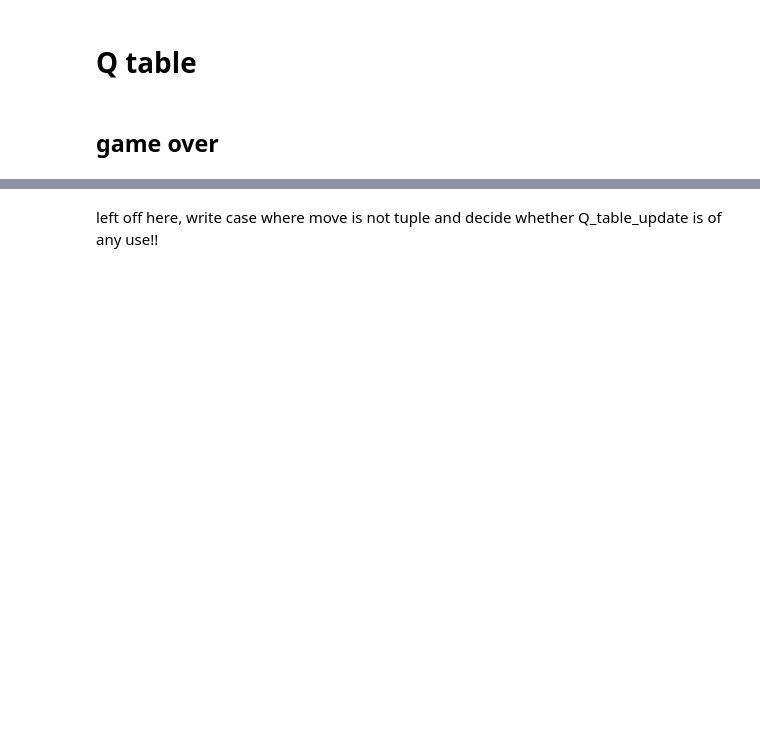
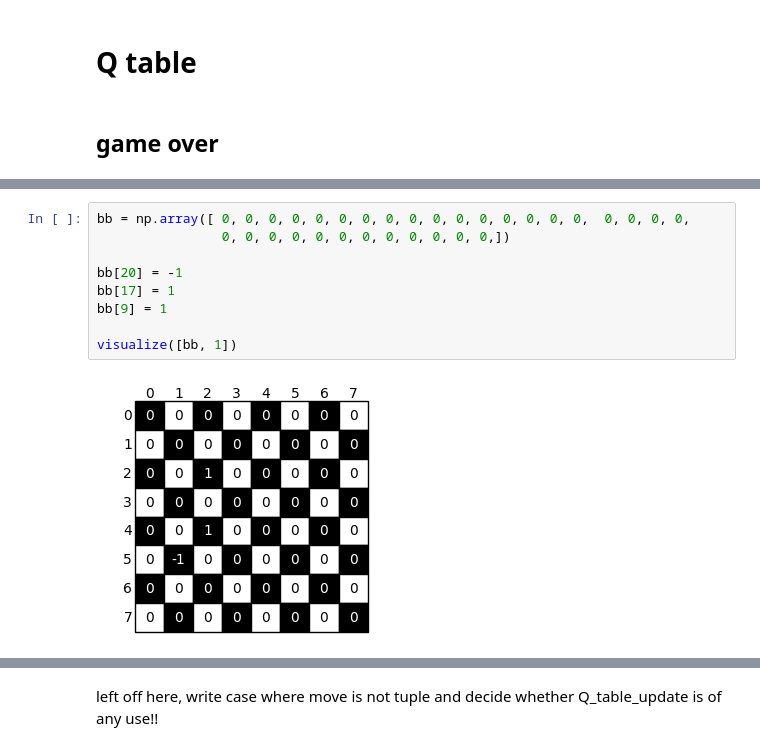
Before and after one commit to federicoschiaffino/Eldo, a Jupyter notebook: Eldo/Q Learning.ipynb, the cells around one changed output, grey strips where cells are left out. Cells and saved outputs as stored; diff of their text form; blank space fills up the shorter version.

```diff
--- a/Eldo/Q Learning.ipynb
+++ b/Eldo/Q Learning.ipynb
@@ -451,0 +452,11 @@ def Q_table_update(Q_table, color_hist, color_mult_caps_dict, agent):
+# %%
+bb = np.array([ 0, 0, 0, 0, 0, 0, 0, 0, 0, 0, 0, 0, 0, 0, 0, 0,  0, 0, 0, 0,
+                0, 0, 0, 0, 0, 0, 0, 0, 0, 0, 0, 0,])
+
+bb[20] = -1
+bb[17] = 1
+bb[9] = 1
+
+visualize([bb, 1])
+# %% [output]
+[figure, added]
```
Also changed, not shown: parts of 40 cells of this notebook.
